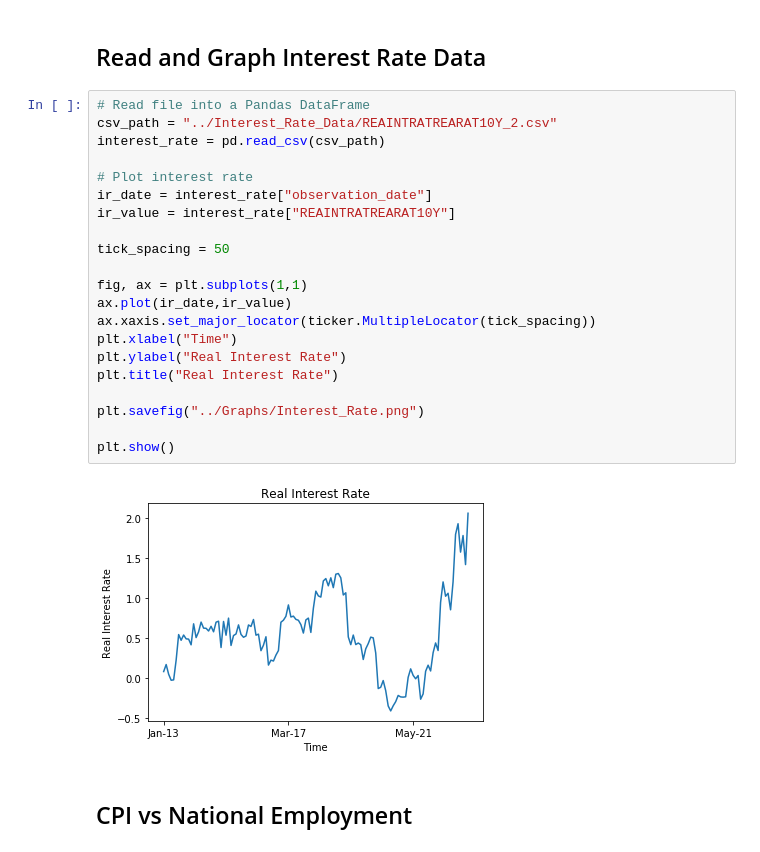
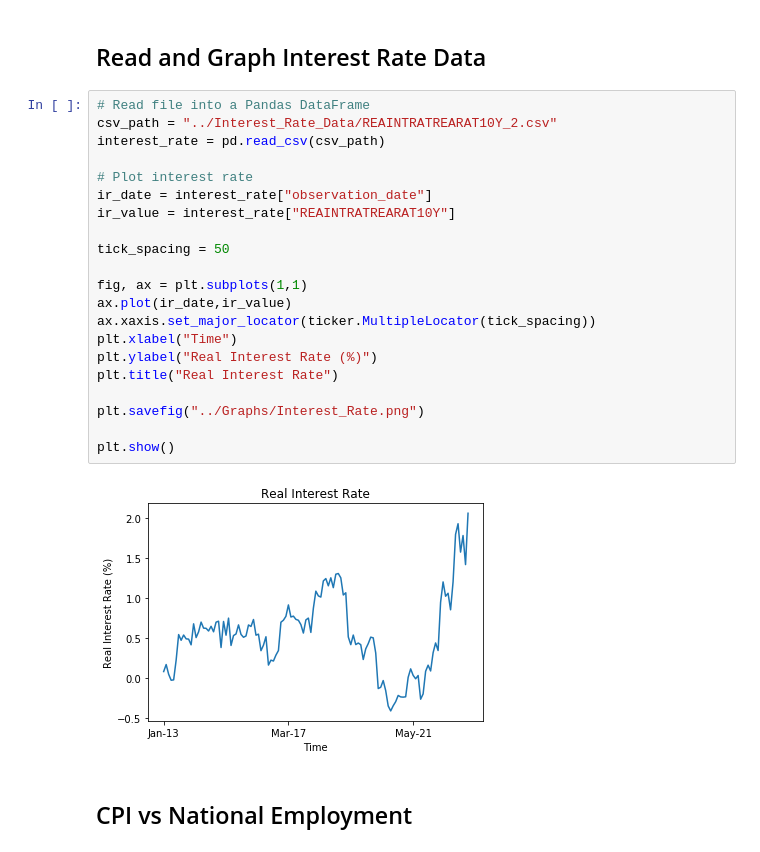
Before and after one commit to aumekubo2/SHAAL, a Jupyter notebook: Data_Analysis/Multi_Extract_Analysis_Attempt_1.ipynb, the cells around one changed output. Cells and saved outputs as stored; diff of their text form.

```diff
--- a/Data_Analysis/Multi_Extract_Analysis_Attempt_1.ipynb
+++ b/Data_Analysis/Multi_Extract_Analysis_Attempt_1.ipynb
@@ -134,26 +134,26 @@ plt.show()
 # %%
 # Read file into a Pandas DataFrame
 csv_path = "../Interest_Rate_Data/REAINTRATREARAT10Y_2.csv"
 interest_rate = pd.read_csv(csv_path)
 
 # Plot interest rate
 ir_date = interest_rate["observation_date"]
 ir_value = interest_rate["REAINTRATREARAT10Y"]
 
 tick_spacing = 50
 
 fig, ax = plt.subplots(1,1)
 ax.plot(ir_date,ir_value)
 ax.xaxis.set_major_locator(ticker.MultipleLocator(tick_spacing))
 plt.xlabel("Time")
-plt.ylabel("Real Interest Rate")
+plt.ylabel("Real Interest Rate (%)")
 plt.title("Real Interest Rate")
 
 plt.savefig("../Graphs/Interest_Rate.png")
 
 plt.show()
 # %% [output]
-[figure, old version]
+[figure, new version]
 # %% [markdown]
 ## CPI vs National Employment
 # %%
```
Also changed, not shown: parts of 4 cells of this notebook, 6 other files.
